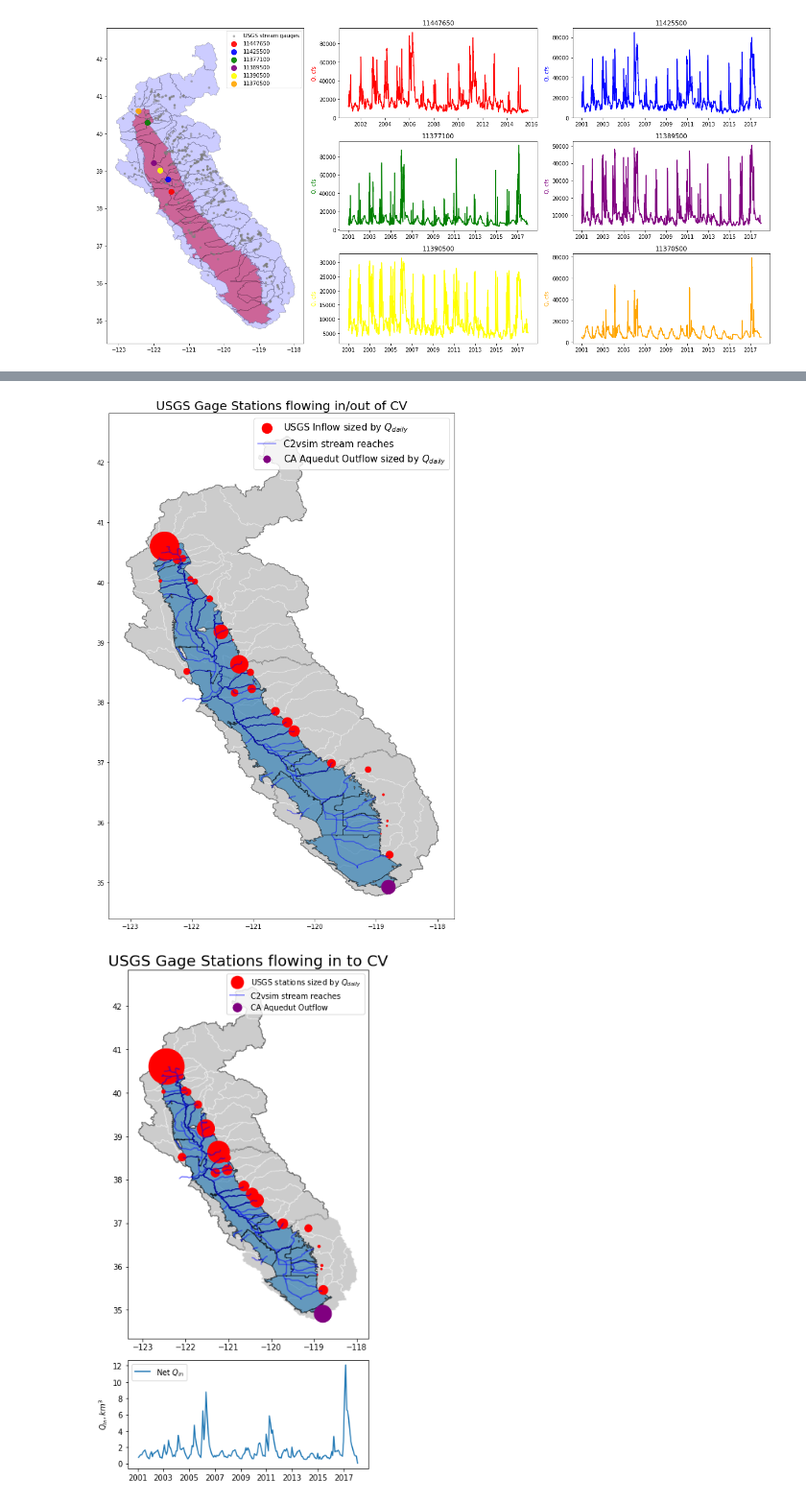
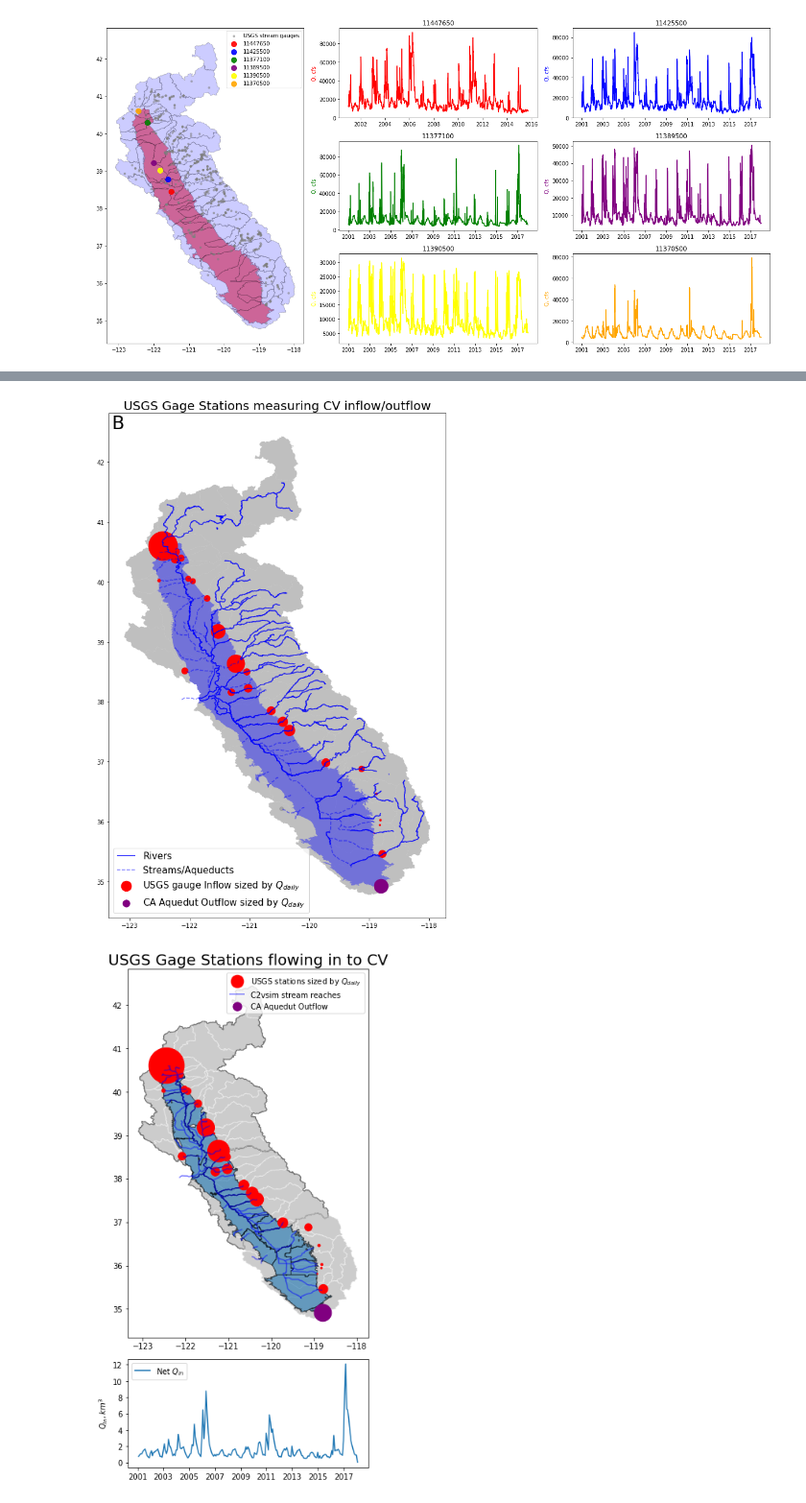
Before and after one commit to kashingtonDC/cvwbm, a Jupyter notebook: code/Qs_in.ipynb, the cells around one changed output, grey strips where cells are left out. Shown at 96% size. Drawn from its saved outputs; the diff is of its cells as text; code cells hidden in the pictures.

```diff
--- a/code/Qs_in.ipynb
+++ b/code/Qs_in.ipynb
@@ -32,13 +32,20 @@ gdfs = []
 for i in hu4_dirs:
     gdfs.append(gp.read_file(find_hucs(i, huc_str)[0]))
 
-gdf = gp.GeoDataFrame(pd.concat(gdfs, ignore_index=True))
+hu4 = gp.GeoDataFrame(pd.concat(gdfs, ignore_index=True))
 # %%
 # Read central valley shapefile
 cv = gp.read_file("../shape/cv.shp")
 
 # Read stream reaches from c2vsim shapefile
 reaches = gp.read_file("../c2vsim/C2VSimFG_StreamReaches.shp").dropna()
+reaches = reaches.to_crs({'init': 'epsg:4326'})
+
+# read rivers
+rivers = gp.read_file("../shape/MajorRivers.shp")
+# rivers = gp.overlay(hu4, rivers, how='intersection')
+r = rivers.intersection(hu4.unary_union)
+
 
 # Sierra side (eastern) huc8s from south to north:
 
@@ -111,7 +117,7 @@ qs = []
 ds = []
 ids = []
 
-for i in rdf['HUC8']:
+for i in gdf['HUC8']:
     print (i)
     gdf, q, d, i = get_streamflow(i)
     gdfs.append(gdf)
@@ -347,28 +358,27 @@ outflow = stations_gdf[stations_gdf.ID == "11109396"]
 # %%
 fig, ax = plt.subplots(1, figsize=(10,15))
 
-plt.title("USGS Gage Stations flowing in/out of CV", size = 20)
+plt.title("USGS Gage Stations measuring CV inflow/outflow", size = 20)
 
 # Plot the huc4s
-s.plot(ax = ax, color = 'none', edgecolor = "black")
-sj.plot(ax = ax, color = 'none', edgecolor = "black")
-t.plot(ax = ax, color = 'none',   edgecolor = "black")
+hu4.plot(ax = ax, color = "gray", alpha = 0.5, edgecolor = None)
 
 # Plot the dfs
-gdf.plot(ax = ax, color = "gray", alpha = 0.4, edgecolor = "white")
-# cv.plot(ax = ax, color = "green",alpha = 0.4, edgecolor = "gray")
-basins.plot(ax = ax, alpha = 0.6, edgecolor = "black")
-inflow.plot(ax=ax, marker=".", alpha=1, c = "red", markersize = inflow['mean'], label = "USGS Inflow sized by $Q_{daily}$ ")
-reaches.plot(ax = ax, color = "blue", edgecolor = "blue", alpha = 0.5, label = "C2vsim stream reaches")
+gdf.plot(ax = ax, color = "gray", alpha = 0.4, edgecolor = None)
+r.plot(ax = ax, color = "blue", label = "Rivers")
+cv.plot(ax = ax, color = "blue",alpha = 0.4, edgecolor = "none")
+reaches.plot(ax = ax,linestyle = "--", color = "blue", edgecolor = "blue", alpha = 0.5, label = "Streams/Aqueducts")
+inflow.plot(ax=ax, marker=".", alpha=1, c = "red", markersize = inflow['mean'], label = "USGS gauge Inflow sized by $Q_{daily}$ ")
 outflow.plot(ax=ax, marker=".", alpha=1, c = "purple", markersize = outflow['mean'], label = "CA Aquedut Outflow sized by $Q_{daily}$ ")
 
-plt.legend(markerscale = 0.5, prop={'size': 15})
+plt.legend(markerscale = 0.5, prop={'size': 15}, loc = "lower left")
 
 # plt.savefig("../figs/ssjt_Qs.png")
+plt.annotate("B", xy=(0.01, 0.97), xycoords="axes fraction", size = 30)
 
 plt.show()
 # %% [output]
-[figure, old version]
+[figure, new version]
 # %%
 q_arrs = []
 d_arrs = []
```
Also changed, not shown: parts of 15 cells of this notebook.
